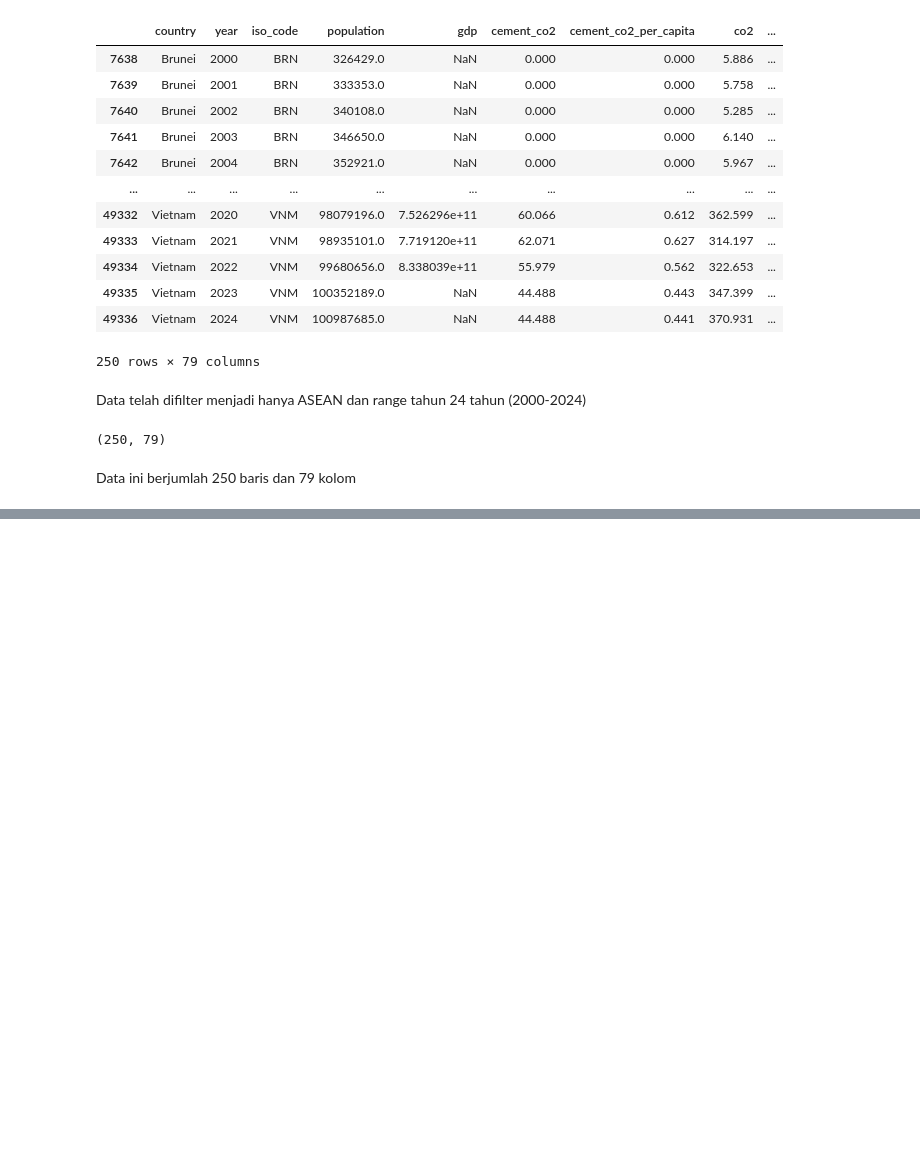
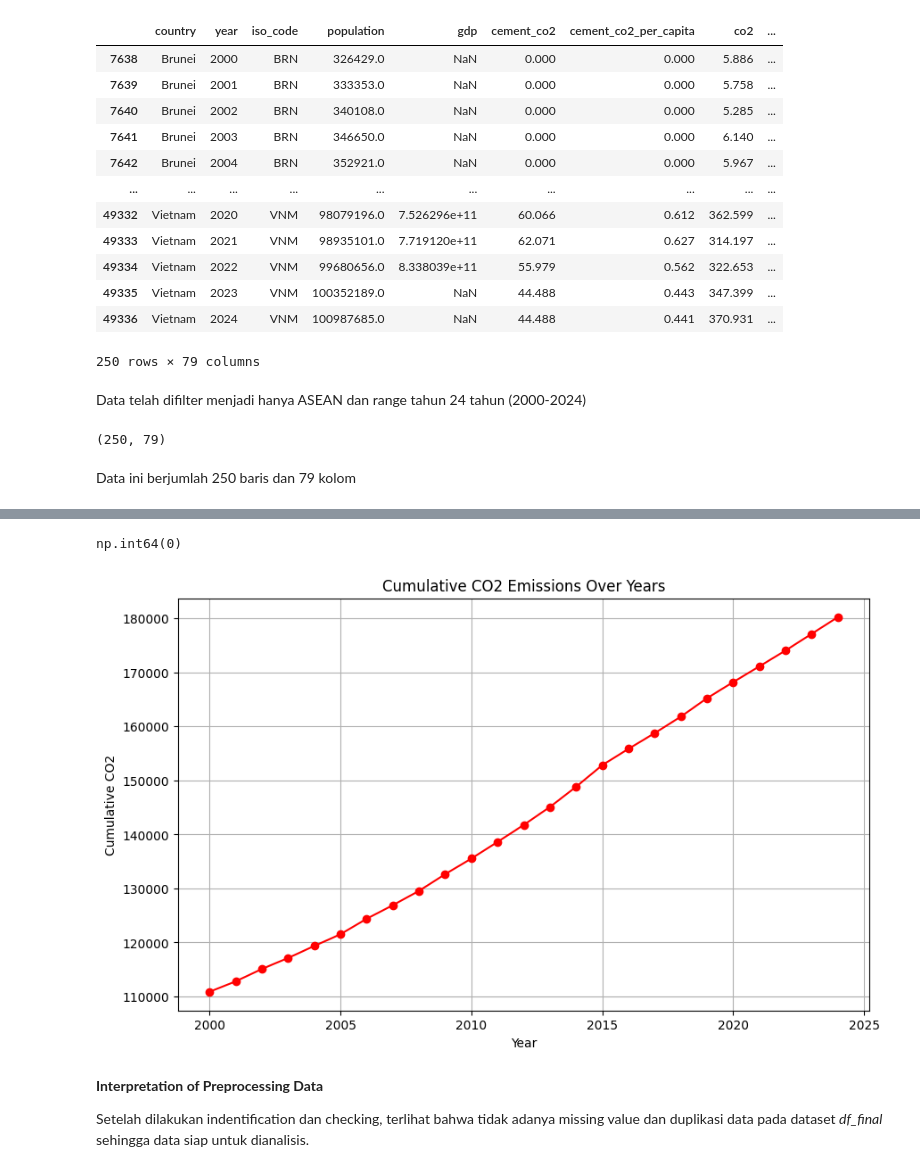
Before and after one commit to AlvitoDwiP/carbon-emission, a Jupyter notebook: notebooks/01-data-overview.ipynb, the cells around one changed output, grey strips where cells are left out. Cells and saved outputs as stored; diff of their text form; code cells hidden in the pictures; blank space fills up the shorter version.

Commit message:
melengkapi data overview

```diff
--- a/notebooks/01-data-overview.ipynb
+++ b/notebooks/01-data-overview.ipynb
@@ -72,0 +267,20 @@ Data ini berjumlah 250 baris dan 79 kolom
+# %%
+# mengisi kekosongan nilai dengan nilai rata-rata pada setiap kolom
+
+for column in df_final.columns:
+    # Hitung nilai rerata dari kolom tersebut
+    mean_value_1 = df_final['gdp'].mean()
+    mean_value_2 = df_final['co2'].mean()
+    mean_value_3 = df_final['coal co2'].mean()
+    mean_value_4 = df_final['cumulative co2'].mean()
+    mean_value_5 = df_final['oil co2'].mean()
+    # Isi kekosongan nilai pada setiap baris dengan nilai rerata
+    df_final['gdp'] = df_final['gdp'].fillna(mean_value_1)
+    df_final['co2'] = df_final['co2'].fillna(mean_value_2)
+    df_final['coal co2'] = df_final['coal co2'].fillna(mean_value_3)
+    df_final['cumulative co2'] = df_final['cumulative co2'].fillna(mean_value_4)
+    df_final['oil co2'] = df_final['oil co2'].fillna(mean_value_5)
+
+
+# Tampilkan hasil setelah mengisi kekosongan nilai
+df_final
@@ -72,0 +330,32 @@ Data ini berjumlah 250 baris dan 79 kolom
+# %%
+# checking duplicated data in dataframe
+df_final.duplicated().sum()
+# %% [output]
+np.int64(0)
+# %%
+# Filter hanya untuk negara-negara tertentu
+countries = ['Indonesia', 'Malaysia', 'Singapore', 'Thailand', 'Philippines',
+             'Brunei', 'Vietnam', 'Laos', 'Myanmar', 'Cambodia']
+filtered_df = df_final[df_final['country'].isin(countries)]
+
+# Group berdasarkan 'year' dan hitung jumlah 'cumulative co2'
+grouped_df = filtered_df.groupby('year')['cumulative co2'].sum().reset_index()
+
+grouped_df_50 = grouped_df[grouped_df['year'] >= 2000]
+
+plt.figure(figsize=(10, 6))
+plt.plot(grouped_df_50['year'], grouped_df_50['cumulative co2'], marker='o', color='red')  # Membuat scatter plot
+plt.title('Cumulative CO2 Emissions Over Years')
+plt.xlabel('Year')
+plt.ylabel('Cumulative CO2')
+plt.grid(True)
+
+# Menyimpan grafik sebagai file PNG
+plt.savefig('cumulative_co2_scatter_plot.png', dpi=300)
+plt.show()
+# %% [output]
+[figure, added]
+# %% [markdown]
+**Interpretation of Preprocessing Data**
+
+Setelah dilakukan indentification dan checking, terlihat bahwa tidak adanya missing value dan duplikasi data pada dataset *df_final* sehingga data siap untuk dianalisis.
```
Also changed, not shown: parts of 84 cells of this notebook.
